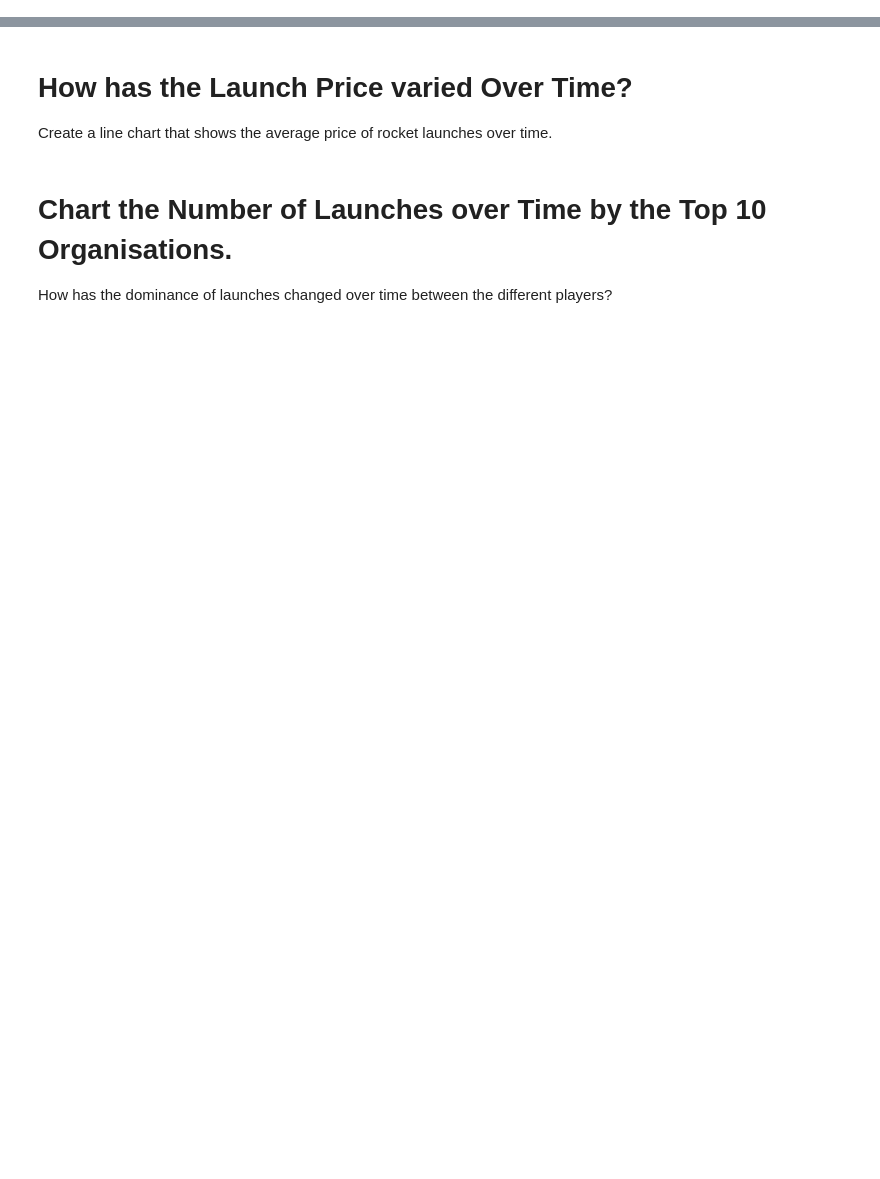
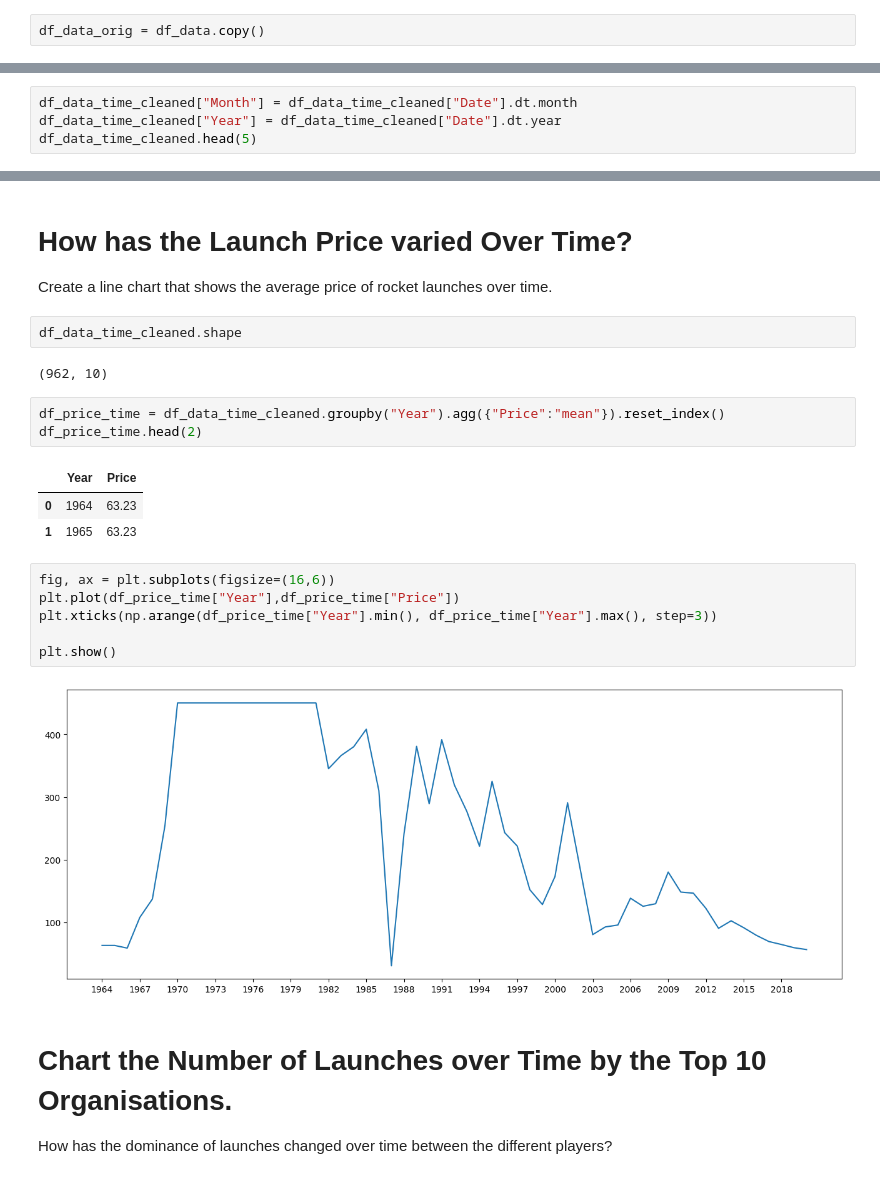
Before and after one commit to ApoliJ28/analyse_visualice_space_race, a Jupyter notebook: Space_Missions_Analysis_(start).ipynb, the cells around one changed output, grey strips where cells are left out. Saved outputs shown, nothing was run; the diff lists cells and outputs as text; blank space fills up the shorter version.

```diff
--- a/Space_Missions_Analysis_(start).ipynb
+++ b/Space_Missions_Analysis_(start).ipynb
@@ -95,0 +318,2 @@ You can use the iso3166 package to convert the country names to Alpha3 format.
+# %%
+df_data_orig = df_data.copy()
@@ -111,3 +540,7 @@ Which month has seen the highest number of launches in all time? Superimpose a r
 # Launches per Month: Which months are most popular and least popular for launches?
 
 Some months have better weather than others. Which time of year seems to be best for space missions?
+# %%
+df_data_time_cleaned["Month"] = df_data_time_cleaned["Date"].dt.month
+df_data_time_cleaned["Year"] = df_data_time_cleaned["Date"].dt.year
+df_data_time_cleaned.head(5)
@@ -115,6 +571,25 @@ Some months have better weather than others. Which time of year seems to be best
 # How has the Launch Price varied Over Time?
 
 Create a line chart that shows the average price of rocket launches over time.
+# %%
+df_data_time_cleaned.shape
+# %% [output]
+(962, 10)
+# %%
+df_price_time = df_data_time_cleaned.groupby("Year").agg({"Price":"mean"}).reset_index()
+df_price_time.head(2)
+# %% [output]
+|  | Year | Price |
+| 0 | 1964 | 63.23 |
+| 1 | 1965 | 63.23 |
+# %%
+fig, ax = plt.subplots(figsize=(16,6))
+plt.plot(df_price_time["Year"],df_price_time["Price"])
+plt.xticks(np.arange(df_price_time["Year"].min(), df_price_time["Year"].max(), step=3))
+
+plt.show()
+# %% [output]
+[figure, added]
 # %% [markdown]
 # Chart the Number of Launches over Time by the Top 10 Organisations.
 
```
Also changed, not shown: parts of 66 cells of this notebook, 1 other file.
